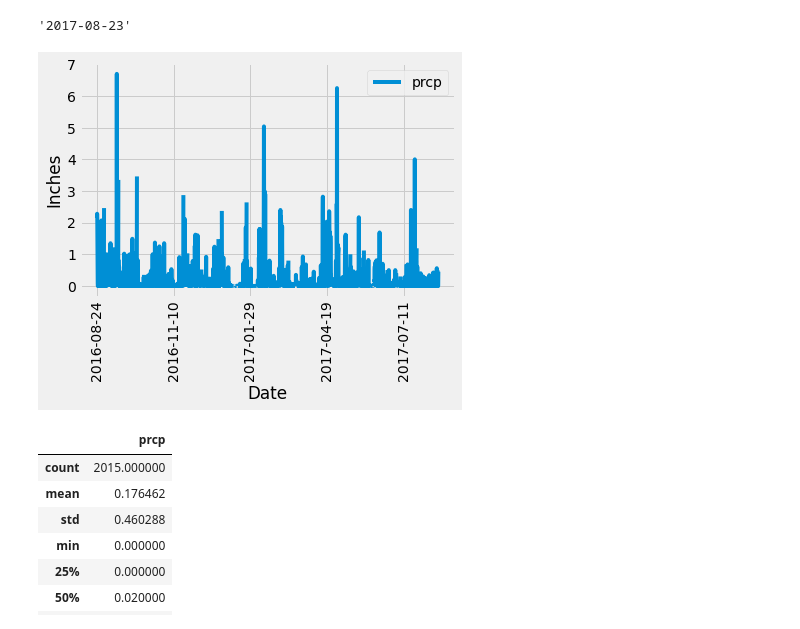
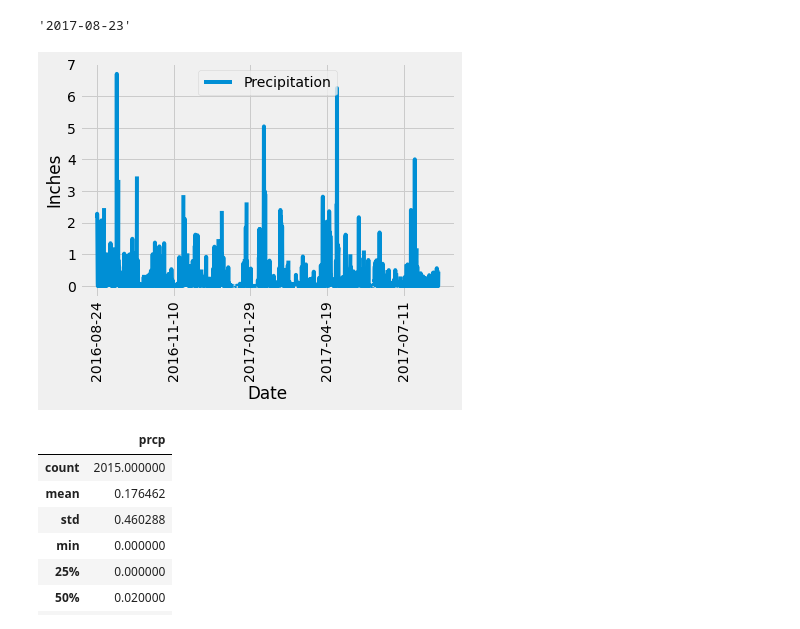
Before and after one commit to CameronFarquhar/HI_Weather_sqlalchemy, a Jupyter notebook: climate_starter.ipynb, the cells around one changed output. Saved outputs shown, nothing was run; the diff lists cells and outputs as text; code cells hidden in the pictures.

```diff
--- a/climate_starter.ipynb
+++ b/climate_starter.ipynb
@@ -47,47 +47,36 @@ rct_date
 # %%
 # Design a query to retrieve the last 12 months of precipitation data and plot the results.
 # Starting from the most recent data point in the database.
 
 # Calculate the date one year from the last date in data set.
 
 year_to_date = dt.datetime.strptime(rct_date,'%Y-%m-%d') - dt.timedelta(days=365)
 
 
 # Perform a query to retrieve the data and precipitation scores
 rain_data = session.query(measurement.date, measurement.prcp).\
     filter(measurement.date >= year_to_date).all()
 
 # Save the query results as a Pandas DataFrame and set the index to the date column
 rain_data_df = pd.DataFrame(rain_data).set_index('date')
 
+rain_data_df.rename(columns={'prcp': 'Precipitation'}, inplace=True)
 
 # Sort the dataframe by date
+
+
 rain_data_df = rain_data_df.sort_index()
 
 # Use Pandas Plotting with Matplotlib to plot the data
 
-# x_axis = np.arange(len(rain_data_df.index))
-# tick_locations = [value+10 for value in x_axis]
-
 rain_data_df.plot(rot=90)
-
-# plt.xticks(tick_locations, rain_data_df.index, rotation="vertical")
-
-# labels = "percipitation"
-
-# plt.legend("percipitation")
-
-# plt.xlim(0, len(rain_data_df.index))
-# plt.ylim(0, max(rain_data_df["prcp"]))
-
-
 
 plt.xlabel("Date")
 plt.ylabel("Inches")
 
 plt.show()
 # %% [output]
-[figure, old version]
+[figure, new version]
 # %%
 # Use Pandas to calcualte the summary statistics for the precipitation data
 # pd.DataFrame(rain_data_df['prcp'].agg(['mean','median','var','std','sem']))
```
Also changed, not shown: 1 other file.
